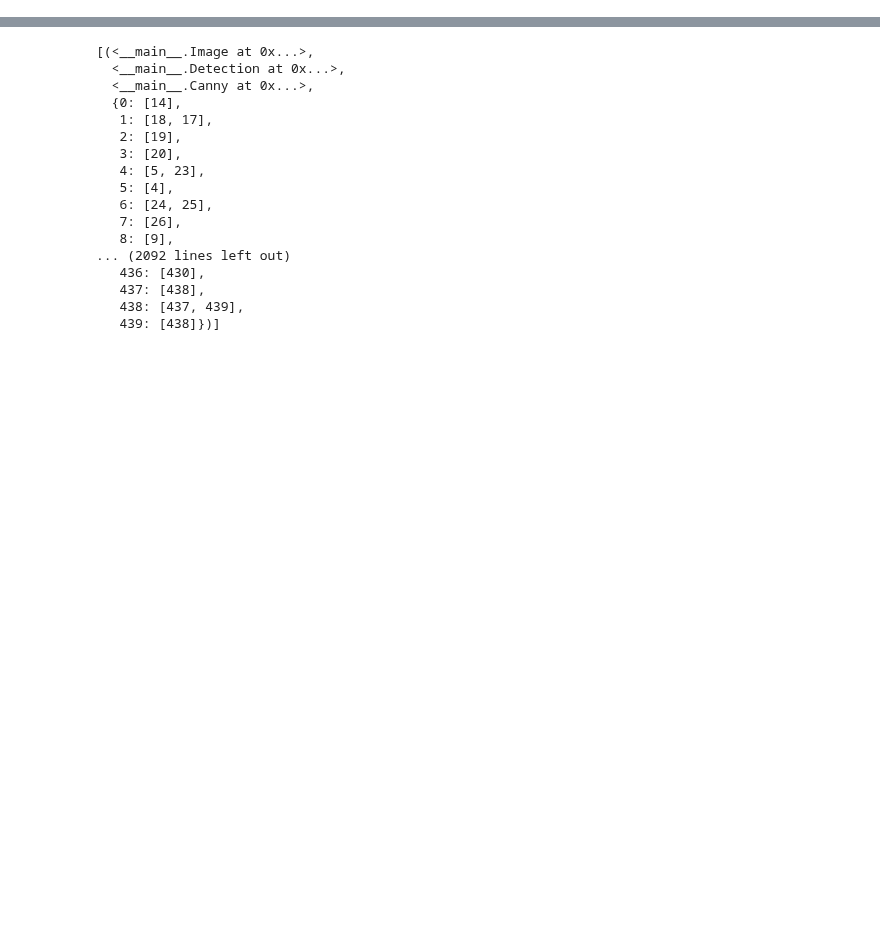
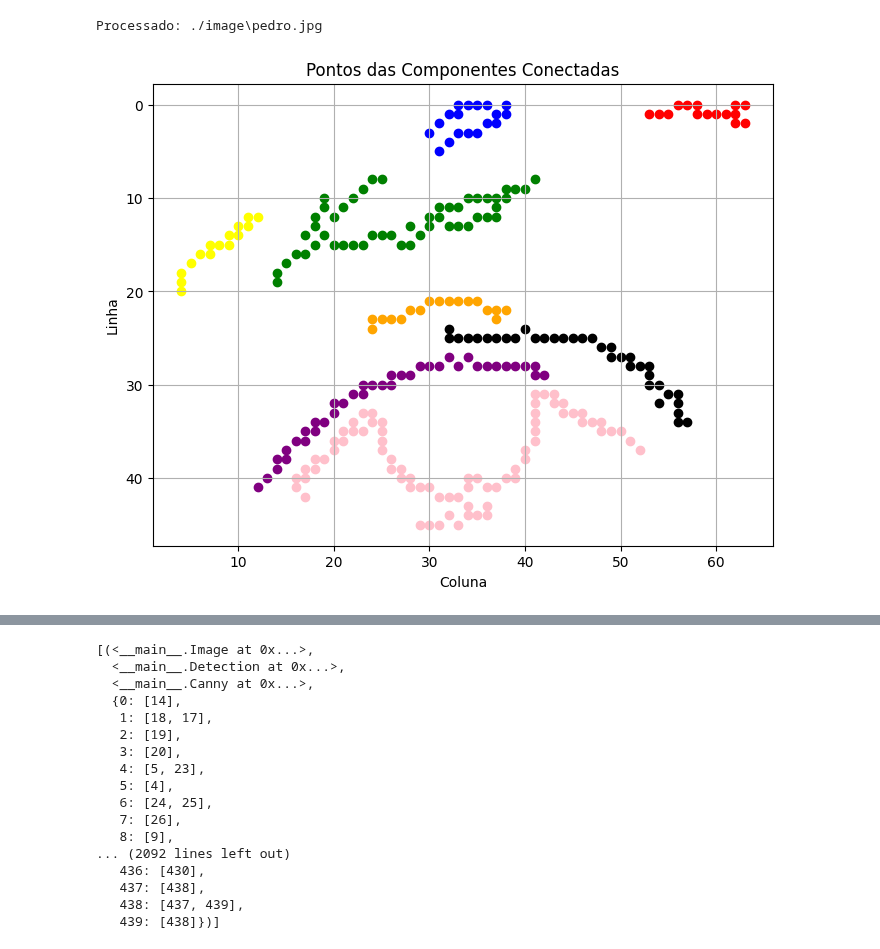
Before and after one commit to MariaLuizaLogrado/PVA, a Jupyter notebook: face_recognition.ipynb, the cells around one changed output, grey strips where cells are left out. Cells and saved outputs as stored; diff of their text form; code cells hidden in the pictures; blank space fills up the shorter version.

Commit message:
organizando o código até ConnectedComponents

```diff
--- a/face_recognition.ipynb
+++ b/face_recognition.ipynb
@@ -194,0 +17,52 @@ with ThreadPoolExecutor(max_workers=5) as executor:
+# %%
+
+def process_image(file_path):
+    try:
+        # Etapa 1: Leitura da imagem
+        img = Image(file_path)
+        img.reading_image()
+
+        # Etapa 2: Detecção de características
+        detection = Detection(img.gray_image)
+        detection.detect_faces()
+        detection.detect_nose()
+        detection.detect_mouth()
+        detection.detect_eyes()
+
+        # Etapa 3: Detecção de bordas
+        canny = Canny(detection.mouth, detection.nose, detection.left_eye, detection.right_eye)
+        canny.edge_detection()
+        canny.coordenates()
+
+        # Etapa 4: Criação das matrizes de adjacência
+        adjacency_matrix = AdjacencyMatrix(canny.mouth_dict, canny.nose_dict, canny.left_eye_dict, canny.right_eye_dict)
+        adjacency_matrix.compute_all_matrices()
+
+        # Etapa 5: Cálculo de componentes conectados para cada matriz
+        components_results = ConnectedComponents(adjacency_matrix.nose_adjacency_matrix, adjacency_matrix.mouth_adjacency_matrix, adjacency_matrix.left_eye_adjacency_matrix, adjacency_matrix.right_eye_adjacency_matrix)
+        components_results.compute_all_components()
+        components_results.compute_main_cc()
+
+        print(f"Processado: {file_path}")
+        return img, detection, canny, adjacency_matrix, components_results
+
+    except Exception as e:
+        print(f"Erro ao processar {file_path}: {e}")
+        return None
+
+
+
+directory = './image'
+
+file_paths = [os.path.join(directory, f) for f in os.listdir(directory) if f.endswith(('pedro.jpg'))]
+
+with ThreadPoolExecutor(max_workers=5) as executor:
+    results = list(executor.map(process_image, file_paths))
+# %% [output]
+Processado: ./image\pedro.jpg
+# %%
+# k = list(results[0][2].left_eye_dict.keys())
+# j = results[0][4].dic_main_left_eye_cc
+highlight_components(results[0][2].left_eye_dict, results[0][4].dic_main_left_eye_cc)
+# %% [output]
+[figure, added]
```
Also changed, not shown: parts of 8 cells of this notebook, 8 other files.
